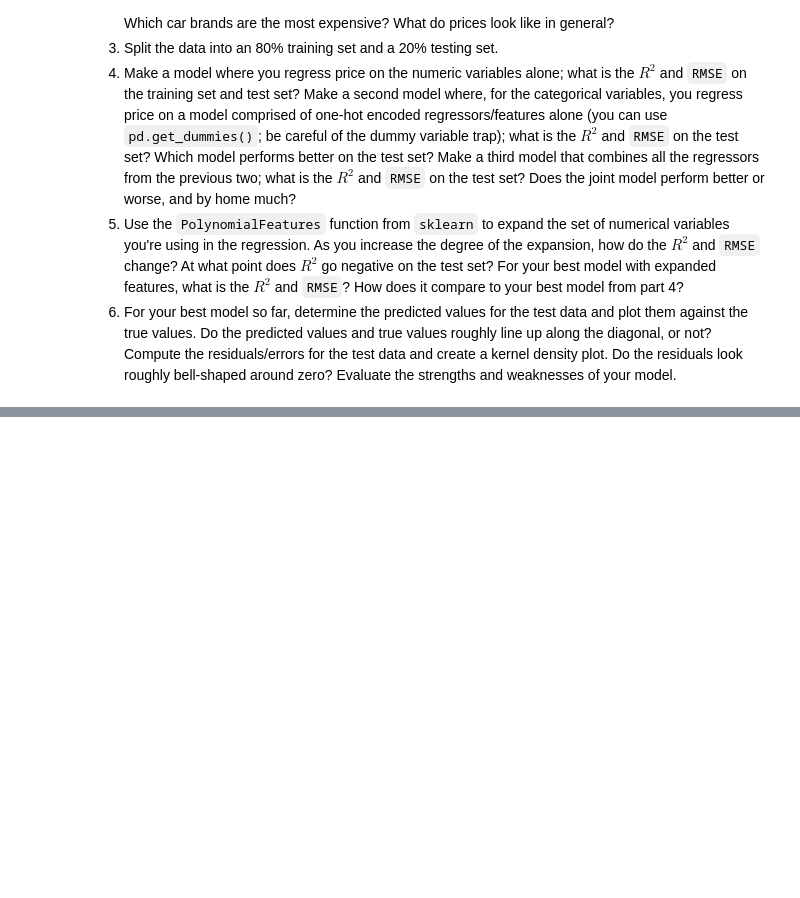
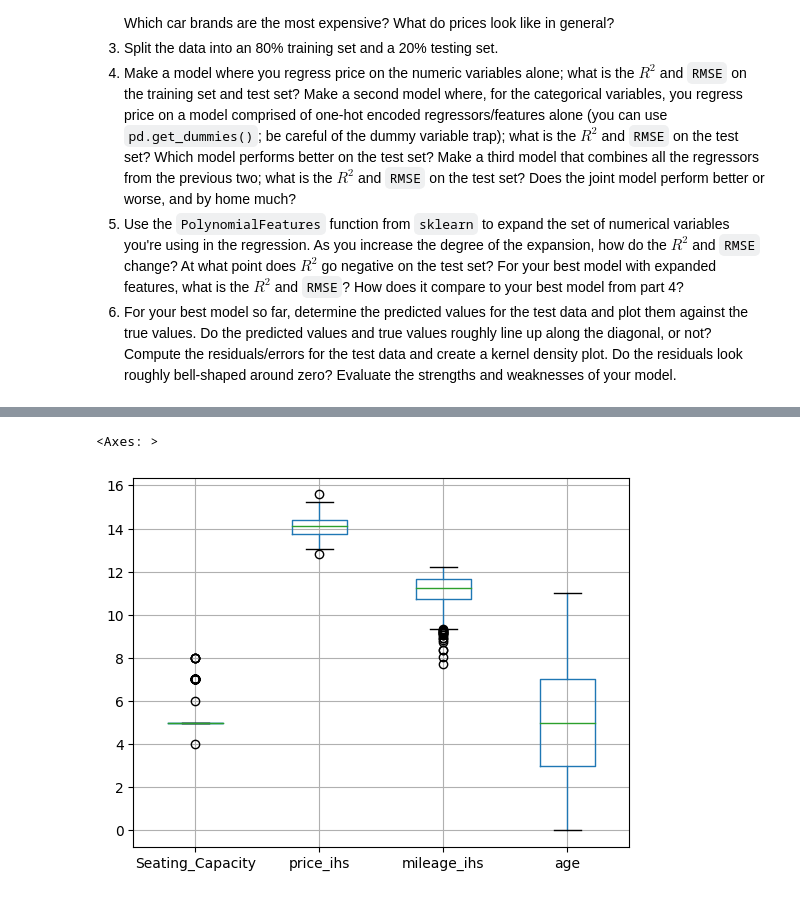
Before and after one commit to alyshaakhtar/DS3001-linearRegression, a Jupyter notebook: assignment.ipynb, the cells around one changed output, grey strips where cells are left out. Saved outputs shown, nothing was run; the diff lists cells and outputs as text; code cells hidden in the pictures; blank space fills up the shorter version.

```diff
--- a/assignment.ipynb
+++ b/assignment.ipynb
@@ -310,0 +268,8 @@ This is typically the preferred way of expressing the OLS coefficients.
+# %%
+df['price_ihs'] = np.arcsinh(df['Price'])
+df['mileage_ihs'] = np.arcsinh(df['Mileage_Run'])
+df['age'] = max(df['Make_Year'])-df['Make_Year']
+df[['Seating_Capacity', 'price_ihs', 'mileage_ihs', 'age']].boxplot()
+# %% [output]
+<Axes: >
+[figure, added]
```
Also changed, not shown: parts of 30 cells of this notebook.
